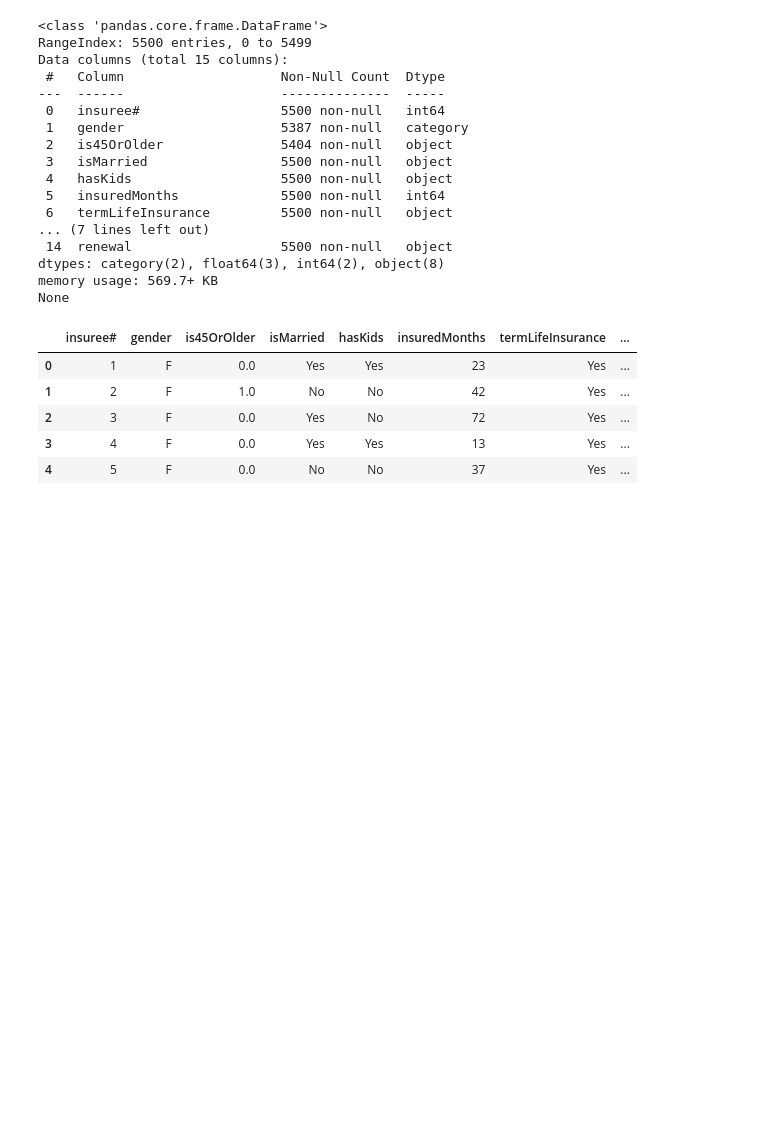
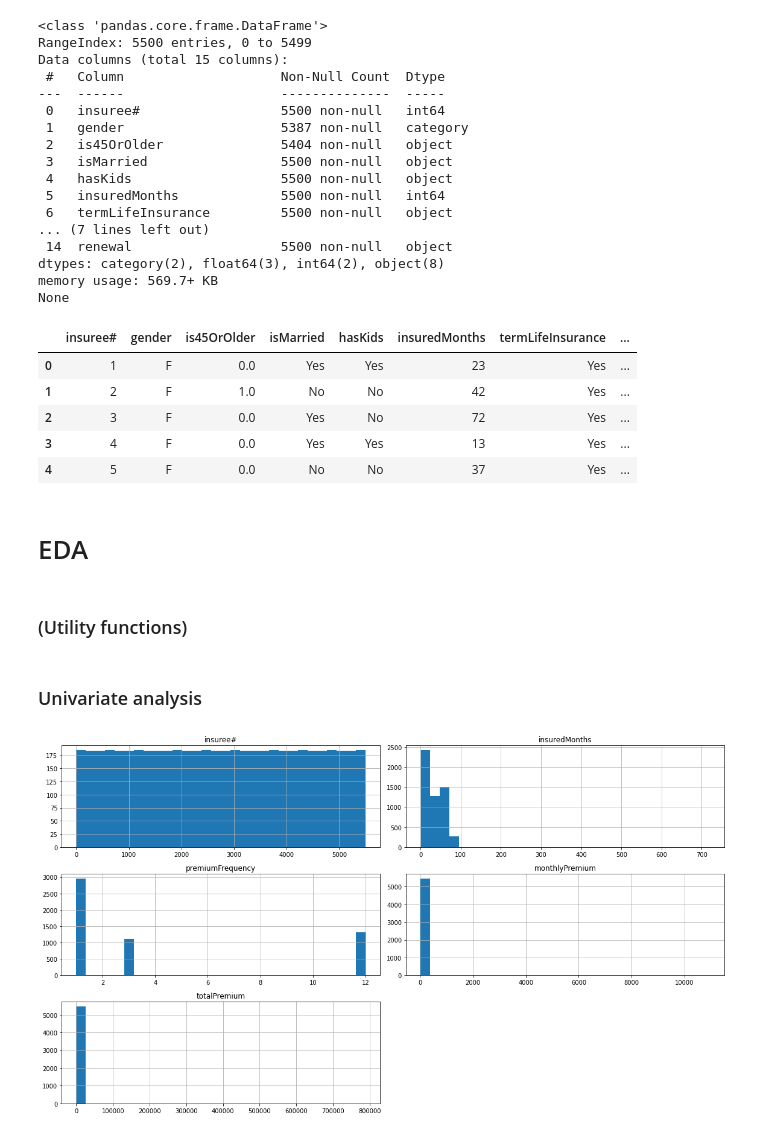
Before and after one commit to seanlamsk/tap2022-mol-vica, a Jupyter notebook: Insurance.ipynb, the cells around one changed output. Saved outputs shown, nothing was run; the diff lists cells and outputs as text; code cells hidden in the pictures; blank space fills up the shorter version.

Commit message:
Added EDA - univariate analysis

```diff
--- a/Insurance.ipynb
+++ b/Insurance.ipynb
@@ -174,3 +159,7 @@ None
 | 2 | 3 | F | 0.0 | Yes | No | 72 | Yes | ... |
 | 3 | 4 | F | 0.0 | Yes | Yes | 13 | Yes | ... |
 | 4 | 5 | F | 0.0 | No | No | 37 | Yes | ... |
+# %% [markdown]
+# EDA
+# %% [markdown]
+### (Utility functions)
@@ -176,0 +178,7 @@ None
+# %% [markdown]
+### Univariate analysis
+# %%
+clean_df.hist(figsize=(16,9),bins=30)
+plt.tight_layout()
+# %% [output]
+[figure, added]
```
Also changed, not shown: parts of 3 cells of this notebook.
